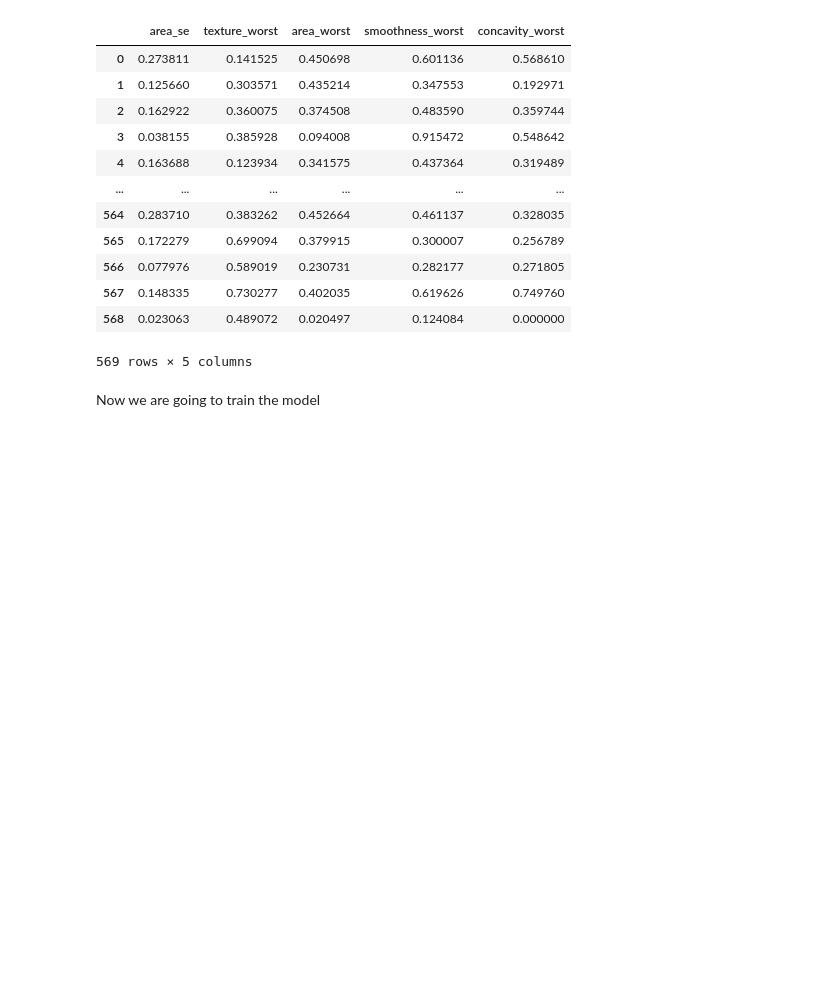
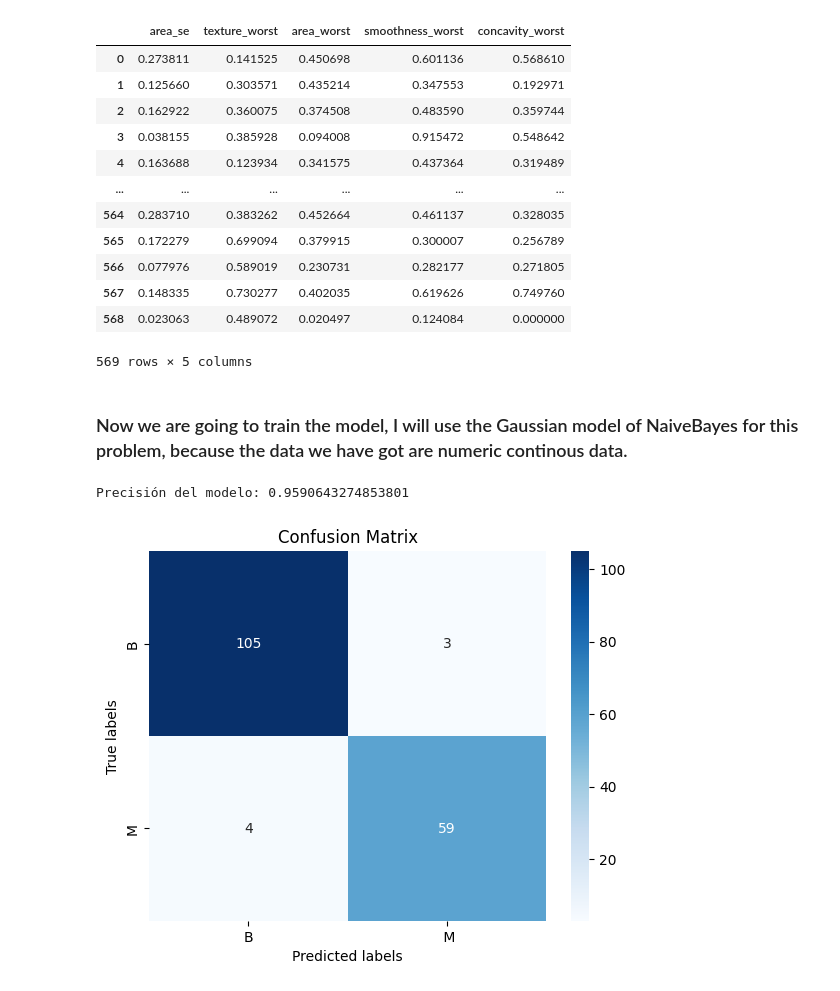
Before and after one commit to SergioManuelJob/BreastCancer-NaiveBayes, a Jupyter notebook: Breast_Cancer_NaiveBayes.ipynb, the cells around one changed output. Drawn from its saved outputs; the diff is of its cells as text; code cells hidden in the pictures; blank space fills up the shorter version.

Commit message:
Cross-validation done

```diff
--- a/Breast_Cancer_NaiveBayes.ipynb
+++ b/Breast_Cancer_NaiveBayes.ipynb
@@ -310,5 +315,27 @@ x
 | 567 | 0.148335 | 0.730277 | 0.402035 | 0.619626 | 0.749760 |
 | 568 | 0.023063 | 0.489072 | 0.020497 | 0.124084 | 0.000000 |
 569 rows × 5 columns
-# %% [markdown]
-Now we are going to train the model
+# %% [markdown]
+### Now we are going to train the model, I will use the Gaussian model of NaiveBayes for this problem, because the data we have got are numeric continous data.
+# %%
+# First I will do it without cross-validation
+X_train, X_test, y_train, y_test = train_test_split(x, y, test_size=0.3, random_state=42)
+
+gnb = GaussianNB()
+gnb.fit(X_train, y_train)
+
+y_pred = gnb.predict(X_test)
+
+accuracy = metrics.accuracy_score(y_test, y_pred)
+print("Precisión del modelo:", accuracy)
+
+conf_matrix = confusion_matrix(y_test, y_pred)
+
+sns.heatmap(conf_matrix, annot=True, cmap='Blues', fmt='g', xticklabels=["B", " M"], yticklabels=["B", "M"])
+plt.xlabel('Predicted labels')
+plt.ylabel('True labels')
+plt.title('Confusion Matrix')
+plt.show()
+# %% [output]
+Precisión del modelo: 0.9590643274853801
+[figure, added]
```
Also changed, not shown: parts of 10 cells of this notebook.
